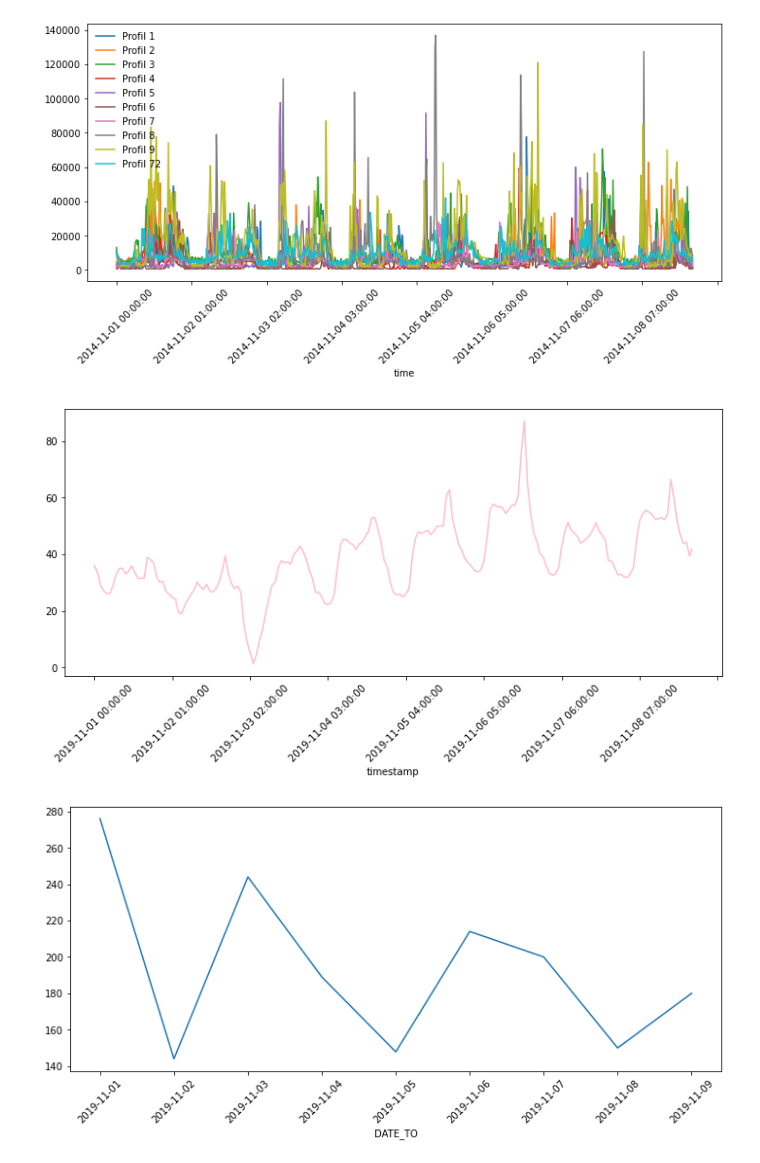
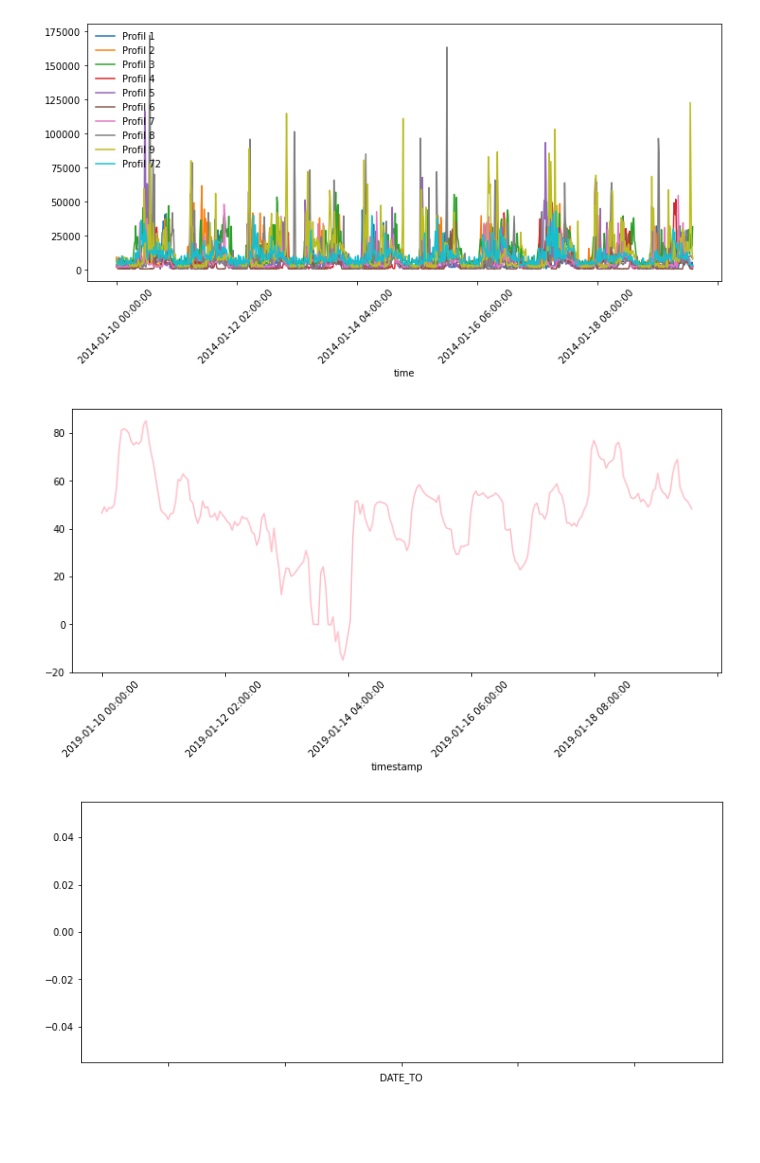
Before and after one commit to remedeiw/remedeiwmaster, a Jupyter notebook: example20200327.ipynb, the cells around one changed output. Cells and saved outputs as stored; diff of their text form; code cells hidden in the pictures; blank space fills up the shorter version.

```diff
--- a/example20200327.ipynb
+++ b/example20200327.ipynb
@@ -3,5 +4,5 @@ import Functions as func
 # %%
-datafcr, dataafrr, datamfrr, datalastprofile, pvdata, pricedata = func.getdata('11-01','11-09')
+datafcr, dataafrr, datamfrr, datalastprofile, pvdata, pricedata = func.getdata('01-10','01-20')
 func.plotdataframecontrolenergy(dataafrr, 'POS')
 func.plotdataframecontrolenergy(dataafrr, 'NEG')
 func.plotpvdata(pvdata)
@@ -15,3 +16,3 @@ func.plotprimecontroldata(datafcr)
-[figure, old version]
+[figure, new version]
-[figure, old version]
+[figure, new version]
-[figure, old version]
+[figure, new version]
```
Also changed, not shown: parts of 4 cells of this notebook, 3 other files.
